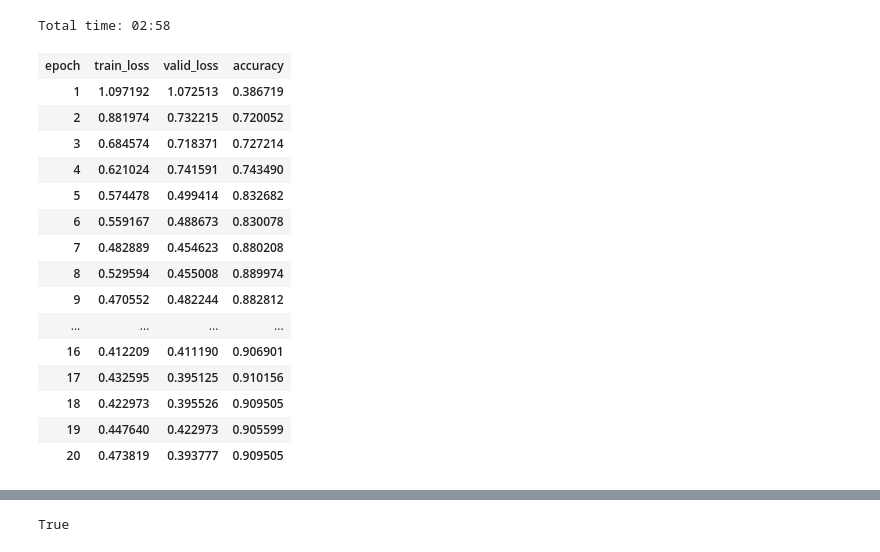
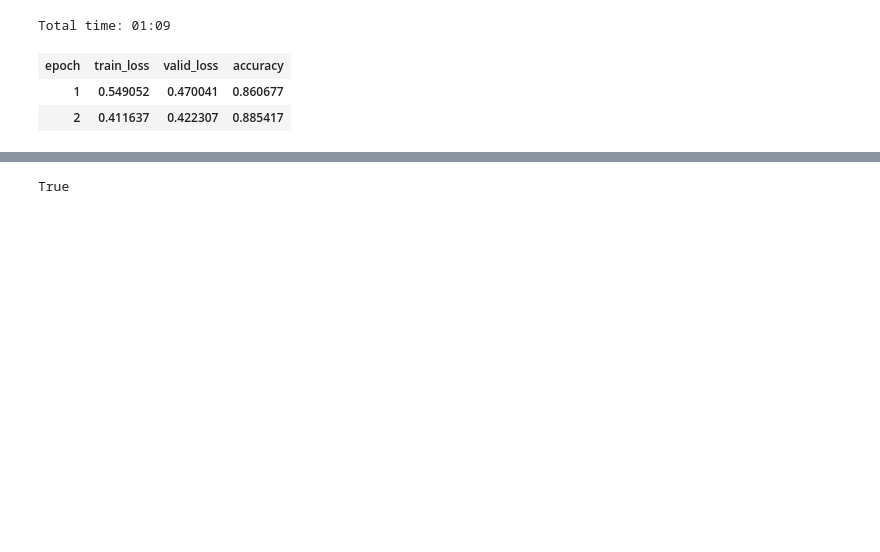
Before and after one commit to EstebanGuillen/ResearchMilestone, a Jupyter notebook: autopsy-ulmfit-qrnn-1-suicide-homicide-accident.ipynb, the cells around one changed output, grey strips where cells are left out. Cells and saved outputs as stored; diff of their text form; code cells hidden in the pictures; blank space fills up the shorter version.

```diff
--- a/autopsy-ulmfit-qrnn-1-suicide-homicide-accident.ipynb
+++ b/autopsy-ulmfit-qrnn-1-suicide-homicide-accident.ipynb
@@ -56,28 +28,15 @@ data_clas.show_batch()
 | xxbos \n xxup .micro . \n xxmaj h... | Homicide |
 | xxbos \n xxup .micro . \n xxup he... | Homicide |
 # %%
-learn = text_classifier_learner(data_clas, drop_mult=0.5, qrnn=True, emb_sz=100, nh=200, nl=1)
+learn = text_classifier_learner(data_clas, drop_mult=0.5, qrnn=True, emb_sz=400, nh=1150, nl=3)
 # %%
 learn.unfreeze()
-learn.fit_one_cycle(20, slice(1e-3/(2.6**4),1e-3), moms=(0.8,0.7))
+learn.fit_one_cycle(2, slice(3e-4,3e-3), moms=(0.8,0.7))
 # %% [output]
-Total time: 02:58
+Total time: 01:09
 | epoch | train_loss | valid_loss | accuracy |
-| 1 | 1.097192 | 1.072513 | 0.386719 |
-| 2 | 0.881974 | 0.732215 | 0.720052 |
-| 3 | 0.684574 | 0.718371 | 0.727214 |
-| 4 | 0.621024 | 0.741591 | 0.743490 |
-| 5 | 0.574478 | 0.499414 | 0.832682 |
-| 6 | 0.559167 | 0.488673 | 0.830078 |
-| 7 | 0.482889 | 0.454623 | 0.880208 |
-| 8 | 0.529594 | 0.455008 | 0.889974 |
-| 9 | 0.470552 | 0.482244 | 0.882812 |
-| ... | ... | ... | ... |
-| 16 | 0.412209 | 0.411190 | 0.906901 |
-| 17 | 0.432595 | 0.395125 | 0.910156 |
-| 18 | 0.422973 | 0.395526 | 0.909505 |
-| 19 | 0.447640 | 0.422973 | 0.905599 |
-| 20 | 0.473819 | 0.393777 | 0.909505 |
+| 1 | 0.549052 | 0.470041 | 0.860677 |
+| 2 | 0.411637 | 0.422307 | 0.885417 |
 # %%
 from fastai.vision import *
 # %%
```
Also changed, not shown: parts of 31 cells of this notebook, 6 other files.
